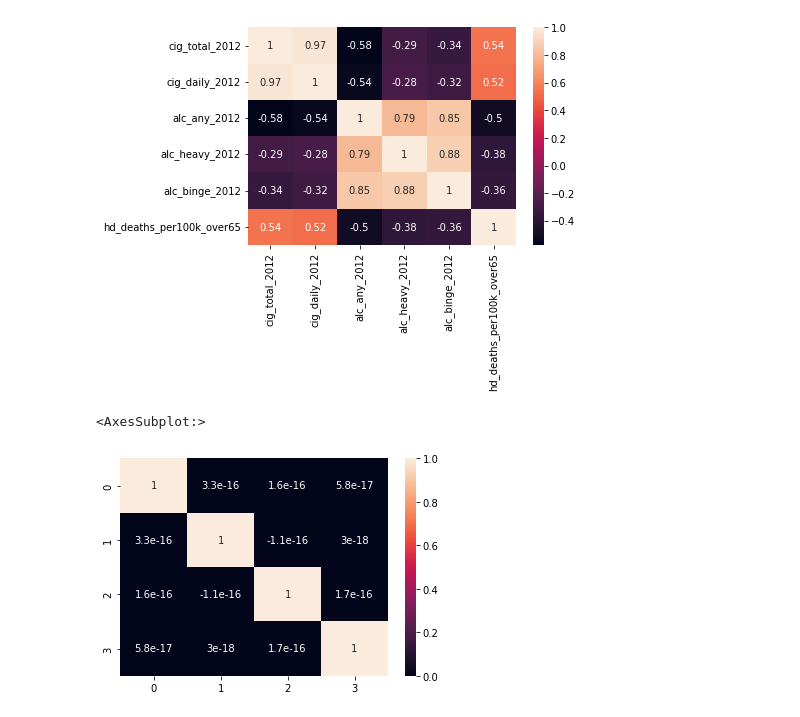
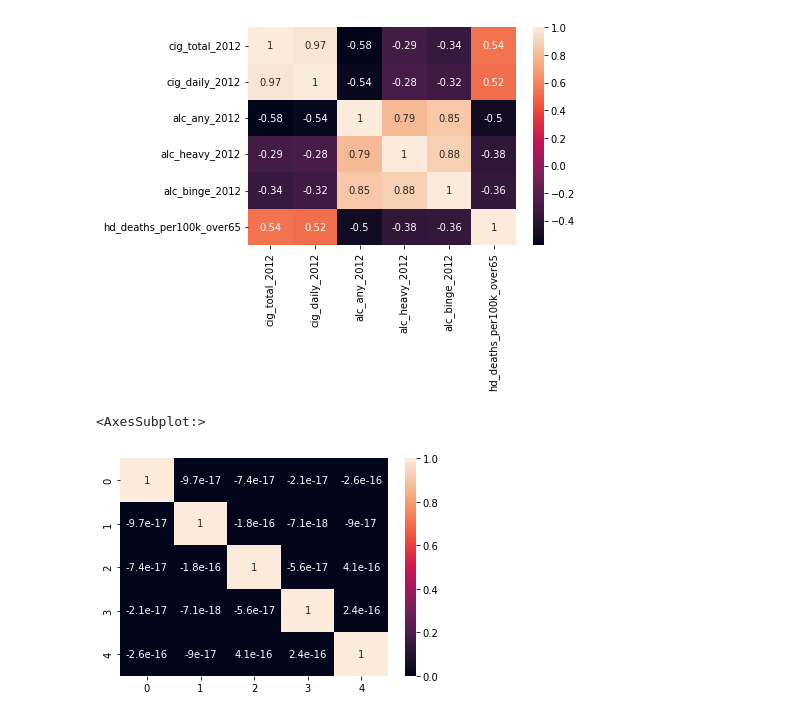
Before and after one commit to rileyhgrant/cs6140_FinalGroupProject, a Jupyter notebook: ml_groupproj.ipynb, the cells around one changed output. Cells and saved outputs as stored; diff of their text form; code cells hidden in the pictures.

```diff
--- a/ml_groupproj.ipynb
+++ b/ml_groupproj.ipynb
@@ -73,10 +73,10 @@ sbn.heatmap(full_data.corr(),annot=True)
 # %%
 from sklearn.decomposition import PCA
 #PCA transformation down to two dimensions and then correlation heatmap
-pca = PCA(2)
-transformed = pca.fit_transform(full_data)
+pca = PCA(5)
+transformed = pca.fit_transform(full_data_features)
 pca_data = pd.DataFrame(transformed)
 sbn.heatmap(pca_data.corr(),annot=True)
 # %% [output]
 <AxesSubplot:>
-[figure, old version]
+[figure, new version]
```
Also changed, not shown: parts of 1 cell of this notebook.
